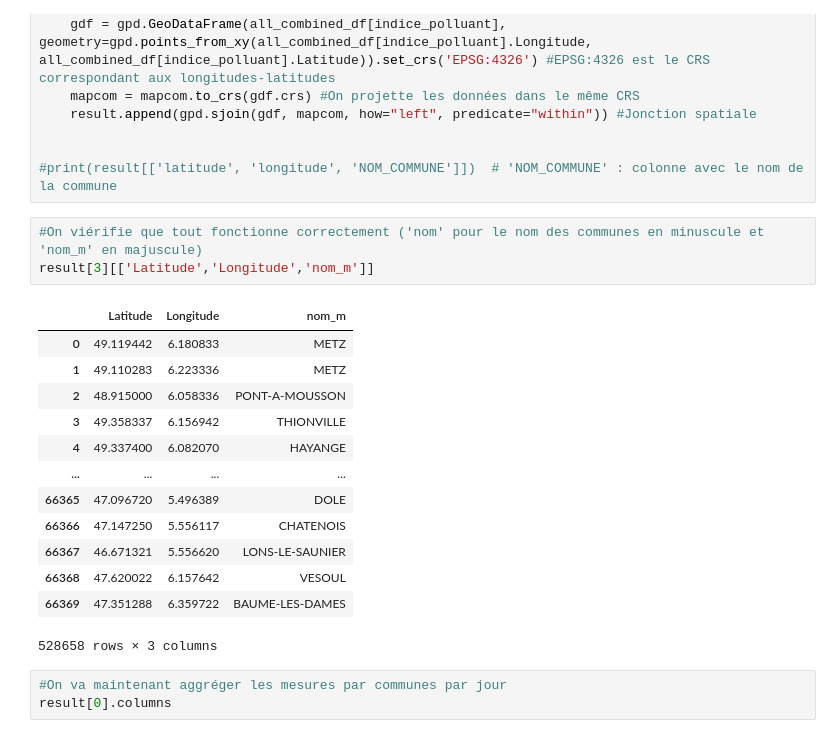
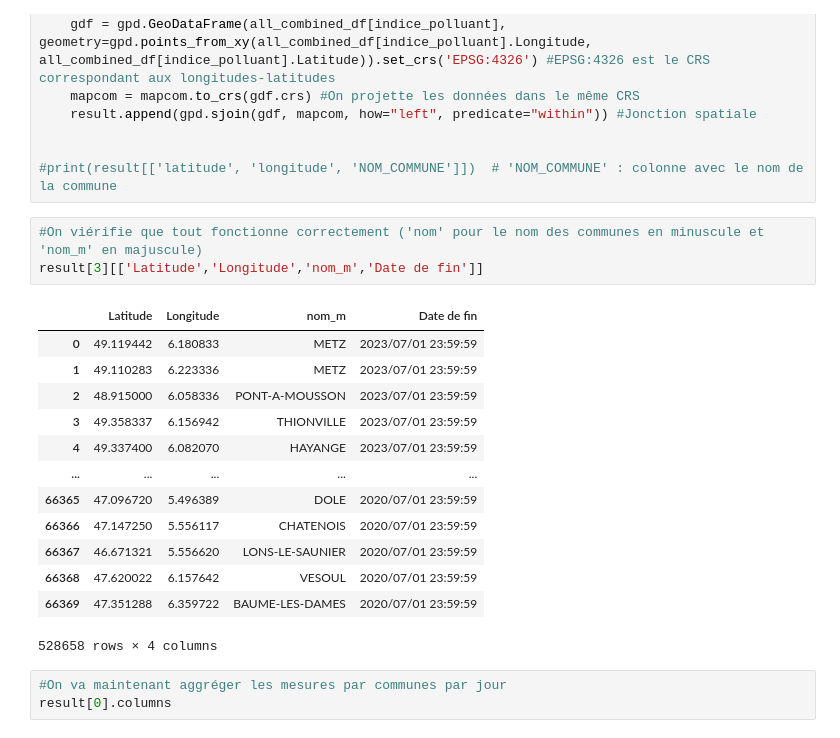
Before and after one commit to Antoine-Merienne/Projet-data-science-Mornand-Merienne, a Jupyter notebook: notebook_projet.ipynb, the cells around one changed output. Drawn from its saved outputs; the diff is of its cells as text.

```diff
--- a/notebook_projet.ipynb
+++ b/notebook_projet.ipynb
@@ -617,21 +482,21 @@ for indice_polluant in range(5):
 #print(result[['latitude', 'longitude', 'NOM_COMMUNE']])  # 'NOM_COMMUNE' : colonne avec le nom de la commune
 # %%
 #On viérifie que tout fonctionne correctement ('nom' pour le nom des communes en minuscule et 'nom_m' en majuscule)
-result[3][['Latitude','Longitude','nom_m']]
+result[3][['Latitude','Longitude','nom_m','Date de fin']]
 # %% [output]
-|  | Latitude | Longitude | nom_m |
-| 0 | 49.119442 | 6.180833 | METZ |
-| 1 | 49.110283 | 6.223336 | METZ |
-| 2 | 48.915000 | 6.058336 | PONT-A-MOUSSON |
-| 3 | 49.358337 | 6.156942 | THIONVILLE |
-| 4 | 49.337400 | 6.082070 | HAYANGE |
-| ... | ... | ... | ... |
-| 66365 | 47.096720 | 5.496389 | DOLE |
-| 66366 | 47.147250 | 5.556117 | CHATENOIS |
-| 66367 | 46.671321 | 5.556620 | LONS-LE-SAUNIER |
-| 66368 | 47.620022 | 6.157642 | VESOUL |
-| 66369 | 47.351288 | 6.359722 | BAUME-LES-DAMES |
+|  | Latitude | Longitude | nom_m | Date de fin |
+| 0 | 49.119442 | 6.180833 | METZ | 2023/07/01 23:59:59 |
+| 1 | 49.110283 | 6.223336 | METZ | 2023/07/01 23:59:59 |
+| 2 | 48.915000 | 6.058336 | PONT-A-MOUSSON | 2023/07/01 23:59:59 |
+| 3 | 49.358337 | 6.156942 | THIONVILLE | 2023/07/01 23:59:59 |
+| 4 | 49.337400 | 6.082070 | HAYANGE | 2023/07/01 23:59:59 |
+| ... | ... | ... | ... | ... |
+| 66365 | 47.096720 | 5.496389 | DOLE | 2020/07/01 23:59:59 |
+| 66366 | 47.147250 | 5.556117 | CHATENOIS | 2020/07/01 23:59:59 |
+| 66367 | 46.671321 | 5.556620 | LONS-LE-SAUNIER | 2020/07/01 23:59:59 |
+| 66368 | 47.620022 | 6.157642 | VESOUL | 2020/07/01 23:59:59 |
+| 66369 | 47.351288 | 6.359722 | BAUME-LES-DAMES | 2020/07/01 23:59:59 |
-528658 rows × 3 columns
+528658 rows × 4 columns
 # %%
 #On va maintenant aggréger les mesures par communes par jour
 result[0].columns
```
Also changed, not shown: parts of 22 cells of this notebook.
